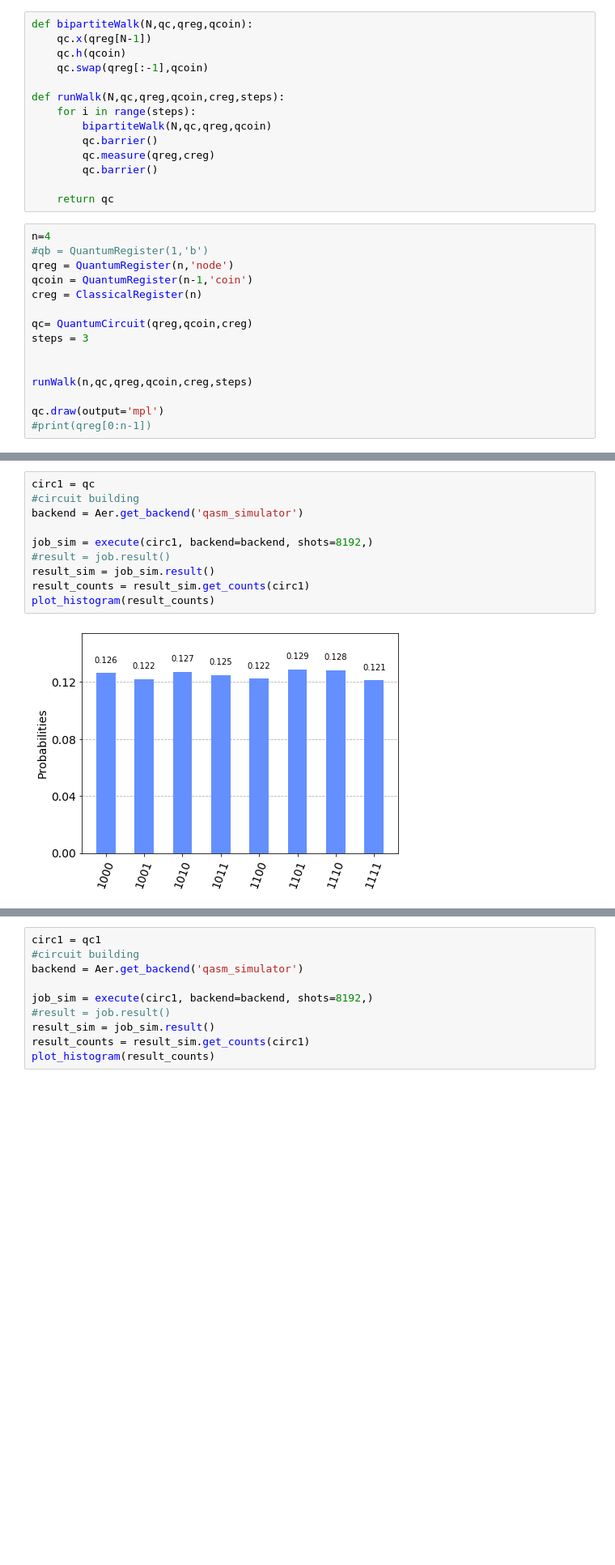
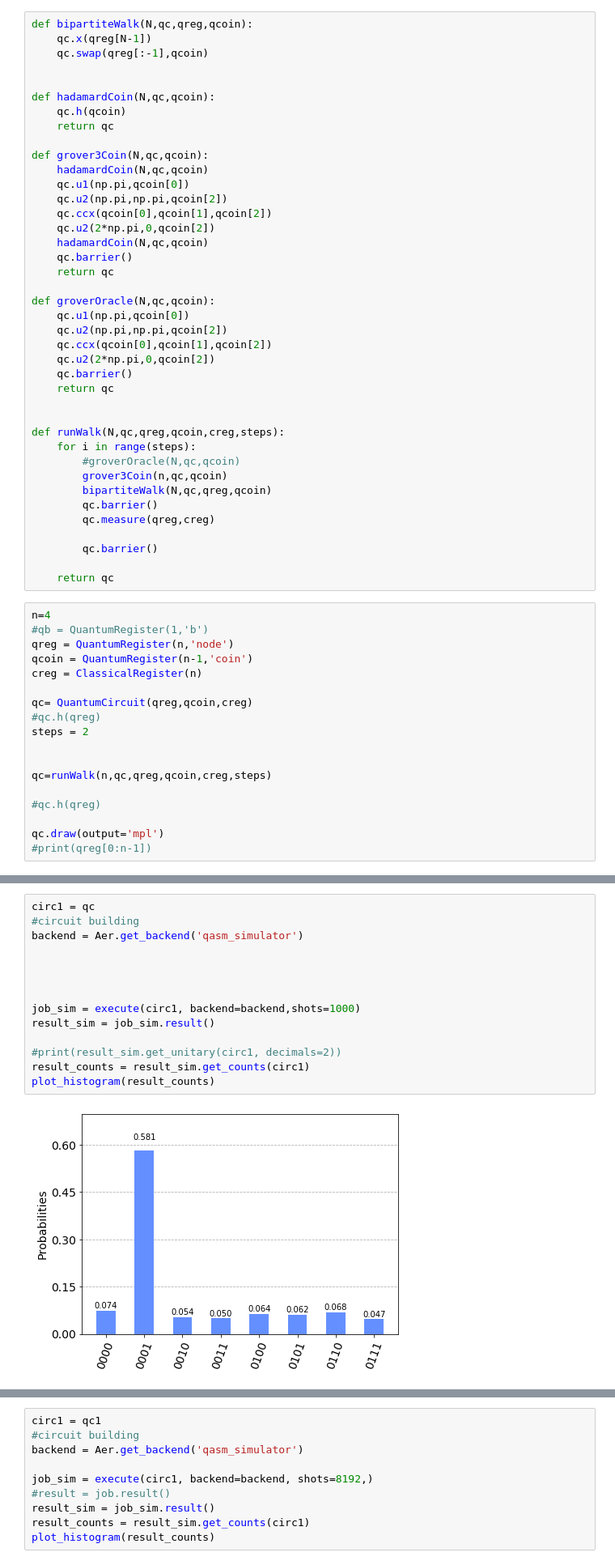
Before and after one commit to JaimePSantos/Dissertation-Tex-Code, a Jupyter notebook: Coding/Qiskit/Coined Quantum Walk/Coding/RegBipartite.ipynb, the cells around one changed output, grey strips where cells are left out. Shown at 81% size. Drawn from its saved outputs; the diff is of its cells as text; blank space fills up the shorter version.

```diff
--- a/Coding/Qiskit/Coined Quantum Walk/Coding/RegBipartite.ipynb
+++ b/Coding/Qiskit/Coined Quantum Walk/Coding/RegBipartite.ipynb
@@ -7,14 +8,40 @@ from qiskit.visualization import plot_histogram
 # %%
 def bipartiteWalk(N,qc,qreg,qcoin):
     qc.x(qreg[N-1])
+    qc.swap(qreg[:-1],qcoin)
+
+
+def hadamardCoin(N,qc,qcoin):
     qc.h(qcoin)
-    qc.swap(qreg[:-1],qcoin)
+    return qc
+
+def grover3Coin(N,qc,qcoin):
+    hadamardCoin(N,qc,qcoin)
+    qc.u1(np.pi,qcoin[0])
+    qc.u2(np.pi,np.pi,qcoin[2])
+    qc.ccx(qcoin[0],qcoin[1],qcoin[2])
+    qc.u2(2*np.pi,0,qcoin[2])
+    hadamardCoin(N,qc,qcoin)
+    qc.barrier()
+    return qc
+
+def groverOracle(N,qc,qcoin):
+    qc.u1(np.pi,qcoin[0])
+    qc.u2(np.pi,np.pi,qcoin[2])
+    qc.ccx(qcoin[0],qcoin[1],qcoin[2])
+    qc.u2(2*np.pi,0,qcoin[2])
+    qc.barrier()
+    return qc
+
 
 def runWalk(N,qc,qreg,qcoin,creg,steps):
     for i in range(steps):
+        #groverOracle(N,qc,qcoin)
+        grover3Coin(n,qc,qcoin)
         bipartiteWalk(N,qc,qreg,qcoin)
         qc.barrier()
         qc.measure(qreg,creg)
+
         qc.barrier()
 
     return qc
@@ -26,10 +53,13 @@ qcoin = QuantumRegister(n-1,'coin')
 creg = ClassicalRegister(n)
 
 qc= QuantumCircuit(qreg,qcoin,creg)
-steps = 3
+#qc.h(qreg)
+steps = 2
 
 
-runWalk(n,qc,qreg,qcoin,creg,steps)
+qc=runWalk(n,qc,qreg,qcoin,creg,steps)
+
+#qc.h(qreg)
 
 qc.draw(output='mpl')
 #print(qreg[0:n-1])
@@ -38,15 +70,19 @@ qc.draw(output='mpl')
 # %%
 circ1 = qc
 #circuit building
 backend = Aer.get_backend('qasm_simulator')
 
-job_sim = execute(circ1, backend=backend, shots=8192,)
-#result = job.result()
+
+
+
+job_sim = execute(circ1, backend=backend,shots=1000)
 result_sim = job_sim.result()
+
+#print(result_sim.get_unitary(circ1, decimals=2))
 result_counts = result_sim.get_counts(circ1)
 plot_histogram(result_counts)
 # %% [output]
-[figure, old version]
+[figure, new version]
 # %%
 qreg1 = QuantumRegister(2)
 creg1 = ClassicalRegister(2)
```
Also changed, not shown: parts of 4 cells of this notebook, 4 other files.
